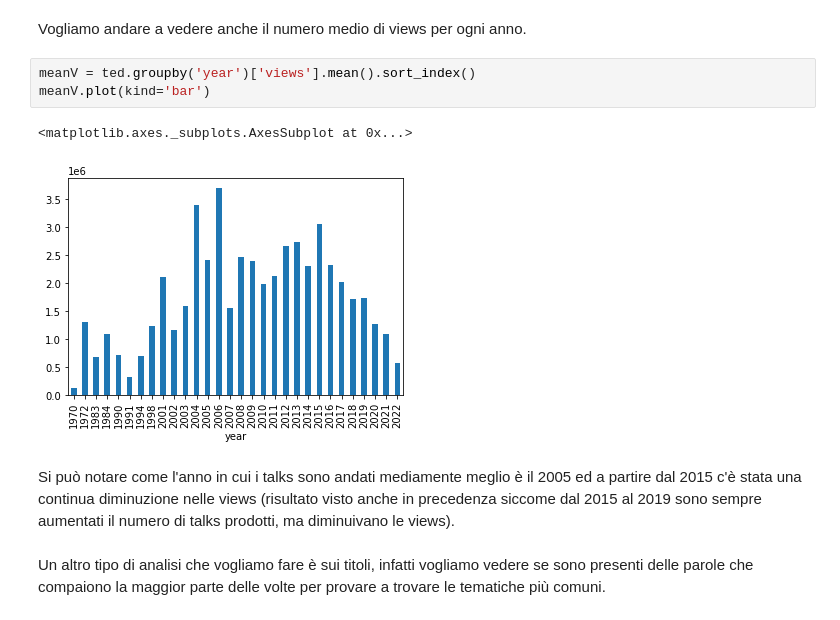
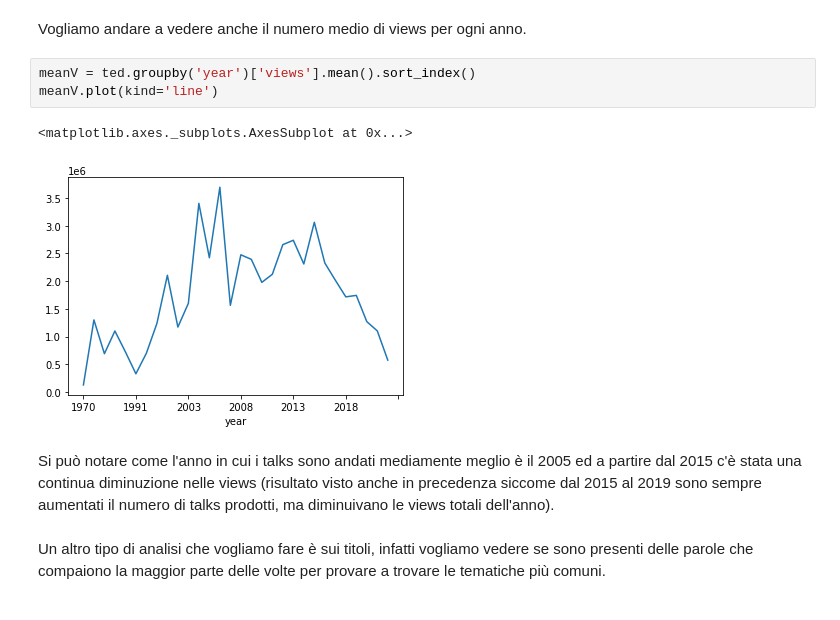
Before and after one commit to Fili00/Analisi_TedTalkDataset, a Jupyter notebook: progetto.ipynb, the cells around one changed output. Drawn from its saved outputs; the diff is of its cells as text.

```diff
--- a/progetto.ipynb
+++ b/progetto.ipynb
@@ -241,12 +241,12 @@ ax = yearN.plot(ax=ax, kind='line', color='red')
 Vogliamo andare a vedere anche il numero medio di views per ogni anno.
 # %%
 meanV = ted.groupby('year')['views'].mean().sort_index()
-meanV.plot(kind='bar')
+meanV.plot(kind='line')
 # %% [output]
 <matplotlib.axes._subplots.AxesSubplot at 0x...>
-[figure, old version]
+[figure, new version]
 # %% [markdown]
-Si può notare come l'anno in cui i talks sono andati mediamente meglio è il 2005 ed a partire dal 2015 c'è stata una continua diminuzione nelle views (risultato visto anche in precedenza siccome dal 2015 al 2019 sono sempre aumentati il numero di talks prodotti, ma diminuivano le views).
+Si può notare come l'anno in cui i talks sono andati mediamente meglio è il 2005 ed a partire dal 2015 c'è stata una continua diminuzione nelle views (risultato visto anche in precedenza siccome dal 2015 al 2019 sono sempre aumentati il numero di talks prodotti, ma diminuivano le views totali dell'anno).
 # %% [markdown]
 Un altro tipo di analisi che vogliamo fare è sui titoli, infatti vogliamo vedere se sono presenti delle parole che compaiono la maggior parte delle volte per provare a trovare le tematiche più comuni.
 # %%
```
Also changed, not shown: parts of 6 cells of this notebook.
